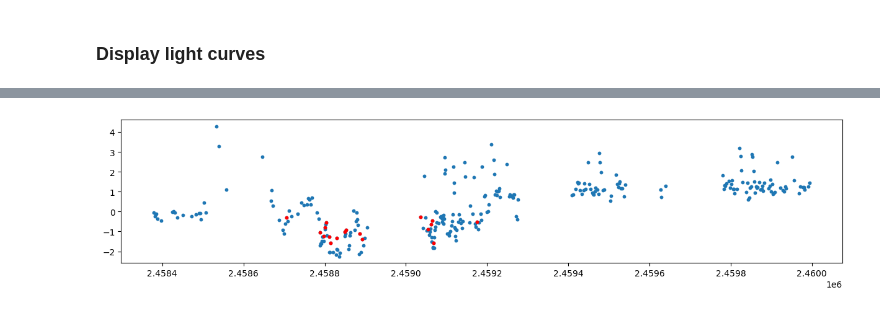
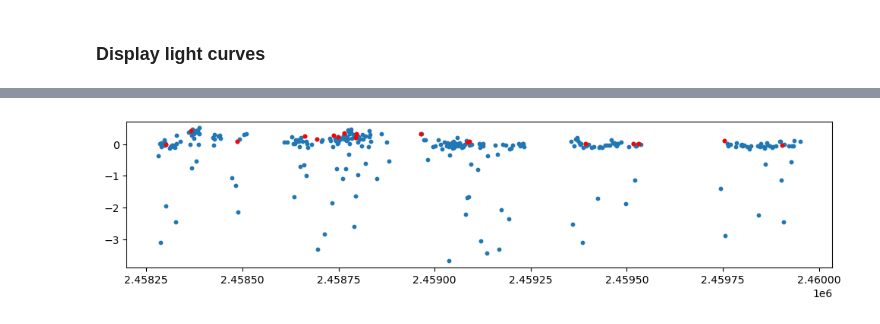
Before and after one commit to dharmesh1007/ZTF_code, a Jupyter notebook: source/3_feature_testing.ipynb, the cells around one changed output, grey strips where cells are left out. Saved outputs shown, nothing was run; the diff lists cells and outputs as text; code cells hidden in the pictures.

```diff
--- a/source/3_feature_testing.ipynb
+++ b/source/3_feature_testing.ipynb
@@ -35,7 +33,7 @@ Length of list of objects: 5708
 # %%
 date = '2023_03_25'
 
-object = 'ZTF18aakynpt'
+manuallist = True
 
 # Apply errorbars
 error = False
@@ -47,8 +45,14 @@ else:
     errCollasair1 = None
     errCollasair2 = None
 
-objlist = df_ZTF_CVs[df_ZTF_CVs['Type'].str.contains('UGZ', na=False)]['Xmatch_obj'].iloc[0:10]
-objtype = df_ZTF_CVs[df_ZTF_CVs['Type'].str.contains('UGZ', na=False)]['Type'].iloc[0:10]
+objlist = df_ZTF_CVs[df_ZTF_CVs['Type'].str.contains('UGZ', na=False)]['Xmatch_obj'].iloc[20:40]
+objtype = df_ZTF_CVs[df_ZTF_CVs['Type'].str.contains('UGZ', na=False)]['Type'].iloc[20:40]
+
+if manuallist==True:
+     objlist = ['ZTF18abajshu','ZTF18aagrgoe','ZTF18abchhxd','ZTF18aabfcyi','ZTF18abnzbxh','ZTF18acrsmyu','ZTF21abhrevv',
+                'ZTF18abavrji','ZTF18aanwrti','ZTF18aammncw','ZTF19abzzuin','ZTF18acyerom','ZTF20abgbxco','ZTF18achemir',
+                'ZTF18abmaqoi','ZTF18adlkmio','ZTF18abiwtyk','ZTF18aaueblh','ZTF18aakvuwy']
+
 i=0
 for object, type in zip(objlist, objtype):
     print(i, object, type)
@@ -86,19 +87,22 @@ Lasair apparent magnitude
 # %%
-from scipy.signal import find_peaks, find_peaks_cwt
+from scipy.signal import find_peaks
 from scipy.stats import linregress
 
+# objlist = ['ZTF18aanwrti','ZTF18abmaqoi','ZTF18aabfcyi','ZTF18aakvuwy','ZTF18abajshu','ZTF20abgbxco','ZTF21abhrevv',
+#            'ZTF18aagrgoe','ZTF18abchhxd']
 
 for obj in objlist:
-    # Diplay a particaly light curve
+    type = df_ZTF_CVs[df_ZTF_CVs['Xmatch_obj']==obj]['Type'].iloc[0]
+    print(obj, type)
 
-    # Display lasair difference magnitude and apparent magnitude light curves.
+    # Load and process lasair light curve
     lc_test = load_lasair_lc(oid=obj, path=f'../lightcurves_dataset/lasair_{date}')
     lc_appmag_test = lasair_clean(lc_test, limit=25, magerrlim=1)
-    display_lightcurve(lc_appmag_test,x='jd',y='dc_mag',errorCol=errCollasair2)
 
-    # Split light curve by filter
+    # Create a copy of the light curve
     lc = lc_appmag_test.copy()
 
+    # subtract median magnitude from each filter and multiply by -1 to flip the light curve
     lc.loc[lc['fid']==1, 'dc_mag'] = (lc.loc[lc['fid']==1, 'dc_mag'] - lc.loc[lc['fid']==1, 'dc_mag'].median())*(-1)
     lc.loc[lc['fid']==2, 'dc_mag'] = (lc.loc[lc['fid']==2, 'dc_mag'] - lc.loc[lc['fid']==2, 'dc_mag'].median())*(-1)
     # Convert jd to ingeter
@@ -106,49 +110,58 @@ for obj in objlist:
     # for a given filter, if the same jd is repeated, keep the first one
     lc = lc.drop_duplicates(subset=['jd', 'fid'], keep='first')
 
-
-
+    # Display light curve
     display_lightcurve(lc,x='jd',y='dc_mag',errorCol=errCollasair2, autorange=True)
 
-
-
-    # Find peaks in light curve
+    # Split light curve into g and r filters
     lc_g = lc[lc['fid']==1]
     lc_r = lc[lc['fid']==2]
 
-    # Rolling standard deviation
-    if len(lc_g) > 20:
-        roll_std = lc['dc_mag'].rolling(10).std()
-        roll_mean = lc['dc_mag'].rolling(10).mean()
-        lc_max = lc['dc_mag'].max()
-        lc_min = lc['dc_mag'].min()
+    # Method for finding standstills in Z_Cam light curves
+    def standstill_finder(lc, pnt_threshold=20, window_size=10):
+    # Rolling standard deviation for light curves with equal or more than 20 data points
+        if len(lc) >= pnt_threshold:
+            # Rolling standard deviation for window size 10
+            roll_std = lc['dc_mag'].rolling(window_size).std()
+            # Rolling mean for window size 10
+            roll_mean = lc['dc_mag'].rolling(window_size).mean()
+            # Maximum and minimum of light curve
+            lc_max = lc['dc_mag'].max()
+            lc_min = lc['dc_mag'].min()
+            # index of minimum of rolling standard deviation
+            min_roll_std = roll_std.idxmin()
+            # mean of the window with the minimum rolling standard deviation
+            min_roll_std_mean = roll_mean[min_roll_std]
+            # fraction of the maximum light curve amplitude that min_roll_std_mean is, i.e., location relative to the maximum of the standstill.
+            standstill_level = (min_roll_std_mean-lc_min)/(lc_max-lc_min)
 
-        # index of minimum of rolling standard deviation
-        min_roll_std = roll_std.idxmin()
-        # rolling mean at the minimum of rolling standard deviation
-        min_roll_std_mean = roll_mean[min_roll_std]
-        # fraction of amplitude
-        frac = (min_roll_std_mean-lc_min)/(lc_max-lc_min)
-        print(roll_std.max(), roll_std.min(),min_roll_std_mean, frac)
-    else:
-        roll_std = lc['dc_mag'].rolling(len(lc_g)).std()
-        print(roll_std)
+            print(f'Rolling std max: {roll_std.max()}',
+                f'\nRolling std min: {roll_std.min()}',
+                f'\nRatio of max and min of rolling std: {roll_std.max()/roll_std.min()}',
+                f'\nMean brightness of window with minimum rolling std: {min_roll_std_mean}'
+                f'\nStandstill level: {standstill_level}')
 
+            return roll_std.max(), roll_std.min(), roll_std.max()/roll_std.min(), min_roll_std_mean, standstill_level
+        else:
+            return None
+
+
+    # Find peaks in the light curve
     peaks, properties = find_peaks(lc_g['dc_mag'],
-                                height=(lc_g['dc_mag'].min()+0.5,lc_g['dc_mag'].min()+2),
+                                height=None,
                                 threshold=None,
                                 distance=None,
-                                prominence=(None,None),
+                                prominence=(1,2),
                                 width=None,
                                 wlen=None ,
                                 rel_height=0.5,
                                 plateau_size=None)
 
 
-    # plot a histogram of the peaks using numpy
+    # Plot the location of identified peaks
     import numpy as np
     import matplotlib.pyplot as plt
-    plt.figure(figsize=(15,3))
+    plt.figure(figsize=(12,2.5))
     plt.scatter(lc_g['jd'], lc_g['dc_mag'],s=10)
     plt.scatter(lc_g.iloc[peaks]['jd'], lc_g.iloc[peaks]['dc_mag'], s=10,c='r')
     plt.show()
@@ -170,7 +183,7 @@ for obj in objlist:
         # Plot the lomb scargle periodogram
         from astropy.timeseries import LombScargle
         frequency, power = LombScargle(lc_g['jd'], lc_g['dc_mag']).autopower()
-        plt.figure(figsize=(15,3))
+        plt.figure(figsize=(12,2.5))
         plt.plot(frequency, power)
         plt.show()
     except:
@@ -201 +213 @@ roll4.293472662138273
-[figure, old version]
+[figure, new version]
```
Also changed, not shown: parts of 3 cells of this notebook.
